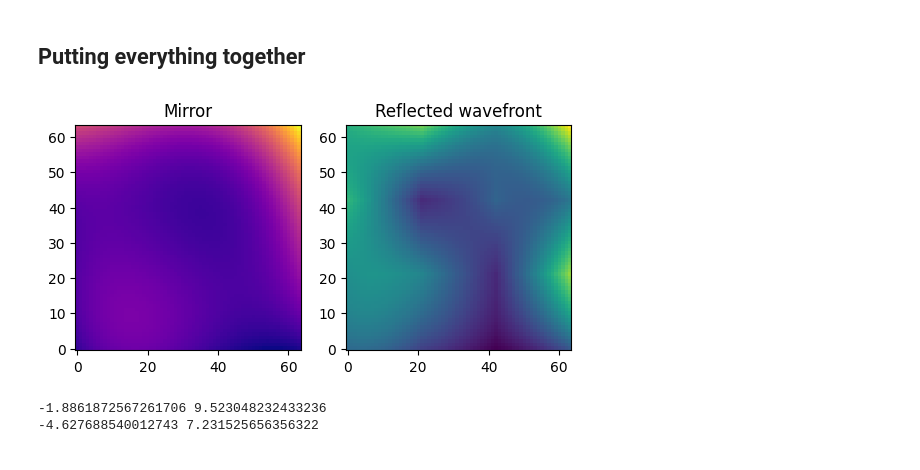
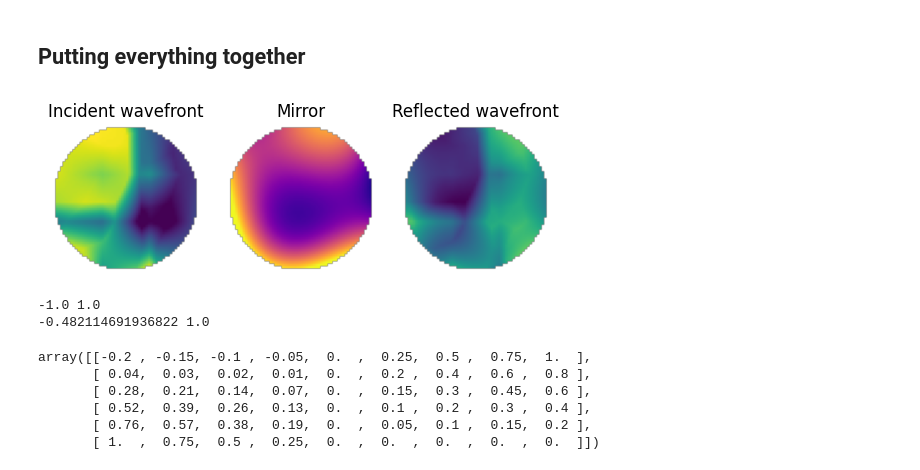
Before and after one commit to abhisheknaik96/minimal_ao_simulator, a Jupyter notebook: test.ipynb, the cells around one changed output. Drawn from its saved outputs; the diff is of its cells as text; code cells hidden in the pictures.

```diff
--- a/test.ipynb
+++ b/test.ipynb
@@ -265,9 +265,9 @@ def plot_surface_given_coeffs(zernike_coeffs, make_circular=False, debug=False,
     surface = np.zeros_like(z_0_0)
     for i in range(len(modes)):
         surface += zernike_coeffs[i] * modes[i]
-
+    surface_clipped = np.clip(surface, -1, 1)
     print(f'Coefficients: {zernike_coeffs}')
-    surface_circular = plot_surface(surface, 'Surface', make_circular, debug, lock_y_axis)
+    surface_circular = plot_surface(surface_clipped, 'Surface', make_circular, debug, lock_y_axis)
 
     return surface_circular
 
@@ -347,8 +347,10 @@ plt.show()
 # %% [output]
 [figure]
 # %%
-wavefront_seed = np.random.randint(-1, 2, (3,3))
-wavefront = numpy_zoom(wavefront_seed, 10)
+
+np.random.seed(0)
+wavefront_seed = np.random.randint(-2, 3, (4,4)) * 0.5
+wavefront = numpy_zoom(wavefront_seed, 16)
 
 plt.figure(figsize=(6, 3))
 plt.subplot(1, 2, 1)
@@ -610,35 +629,54 @@ class MinimalAOSimulator:
 # %%
 from IPython.display import display, clear_output
 
 env = MinimalAOSimulator({'rng_seed': 0})
 obs = env.start()
+action_scale_factor = 0.5
 
-fig, (ax1, ax2) = plt.subplots(1, 2)
-mirror = ax1.imshow(env.mirror, cmap='plasma', origin='lower', animated=True)
-wavefront = ax2.imshow(obs, cmap='viridis', origin='lower', animated=True)
+fig, (ax0, ax1, ax2) = plt.subplots(1, 3)
+wavefront_incoming = ax0.imshow(add_circular_mask(env.wavefront), cmap='viridis', origin='lower', animated=True)
+mirror = ax1.imshow(add_circular_mask(env.mirror), cmap='plasma', origin='lower', animated=True)
+wavefront_reflected = ax2.imshow(add_circular_mask(obs), cmap='viridis', origin='lower', animated=True)
+ax0.set_title('Incident wavefront')
 ax1.set_title('Mirror')
 ax2.set_title('Reflected wavefront')
+ax0.set_axis_off(); ax1.set_axis_off(); ax2.set_axis_off()
 display(fig)
-# plt.colorbar(mirror)
-plt.pause(0.1)
+plt.pause(2)
 
-for i in range(10):
-    action = np.random.random(10)
+for i in range(100):
+    action = (np.random.random(10) - 0.5) * 2 * action_scale_factor    # [-1,1]*scale_factor
+    # action = np.array([0,0,0,1,0,0,0,0,0,0])
     obs, reward = env.step(action)
 
-    mirror.set_data(env.mirror)
+    wavefront_incoming.set_data(add_circular_mask(env.wavefront))
+    wavefront_incoming.set_clim(vmin=env.wavefront.min(), vmax=env.wavefront.max())
+    mirror.set_data(add_circular_mask(env.mirror))
     mirror.set_clim(vmin=env.mirror.min(), vmax=env.mirror.max())
-    wavefront.set_data(obs)
-    wavefront.set_clim(vmin=obs.min(), vmax=obs.max())
+    wavefront_reflected.set_data(add_circular_mask(obs))
+    wavefront_reflected.set_clim(vmin=obs.min(), vmax=obs.max())
 
     clear_output(wait=True)
     display(fig)
+
+    print(np.min(env.wavefront), np.max(env.wavefront))
+    print(np.min(env.mirror), np.max(env.mirror))
     plt.pause(0.1)
 
     # print(reward)
 # %% [output]
-[figure, old version]
+[figure, new version]
--1.8861872567261706 9.523048232433236
--4.627688540012743 7.231525656356322
+-1.0 1.0
+-0.482114691936822 1.0
+# %%
+a = np.array([[-0.2, 0, 1], [1, 0, 0]])
+numpy_zoom(a, 3)
+# %% [output]
+array([[-0.2 , -0.15, -0.1 , -0.05,  0.  ,  0.25,  0.5 ,  0.75,  1.  ],
+       [ 0.04,  0.03,  0.02,  0.01,  0.  ,  0.2 ,  0.4 ,  0.6 ,  0.8 ],
+       [ 0.28,  0.21,  0.14,  0.07,  0.  ,  0.15,  0.3 ,  0.45,  0.6 ],
+       [ 0.52,  0.39,  0.26,  0.13,  0.  ,  0.1 ,  0.2 ,  0.3 ,  0.4 ],
+       [ 0.76,  0.57,  0.38,  0.19,  0.  ,  0.05,  0.1 ,  0.15,  0.2 ],
+       [ 1.  ,  0.75,  0.5 ,  0.25,  0.  ,  0.  ,  0.  ,  0.  ,  0.  ]])
 # %% [markdown]
 ## ToDos
```
Also changed, not shown: parts of 4 cells of this notebook.
